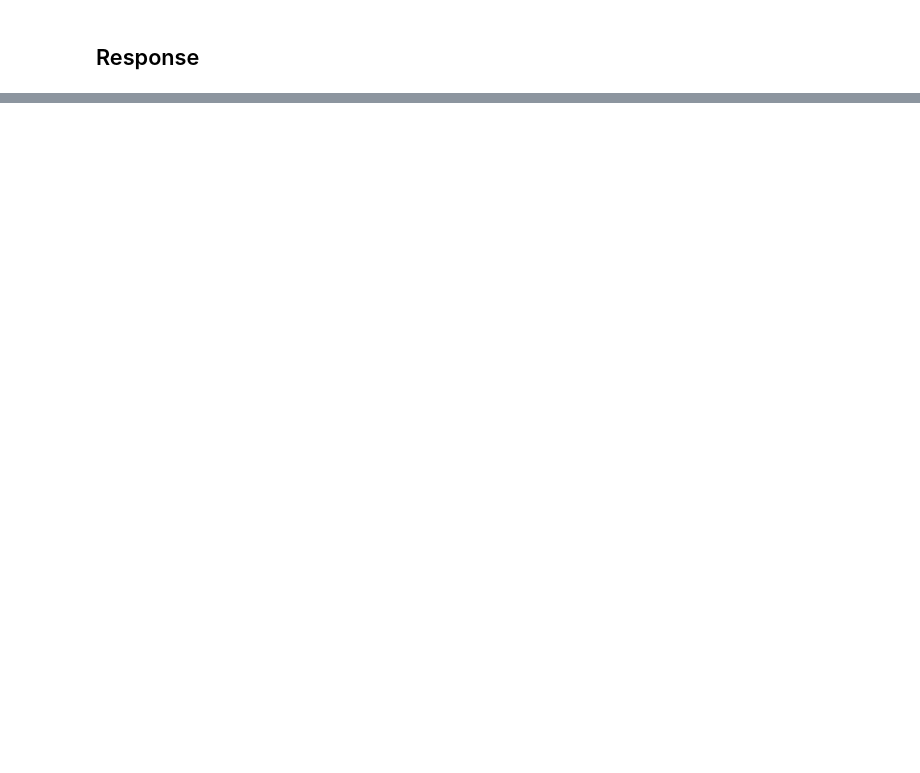
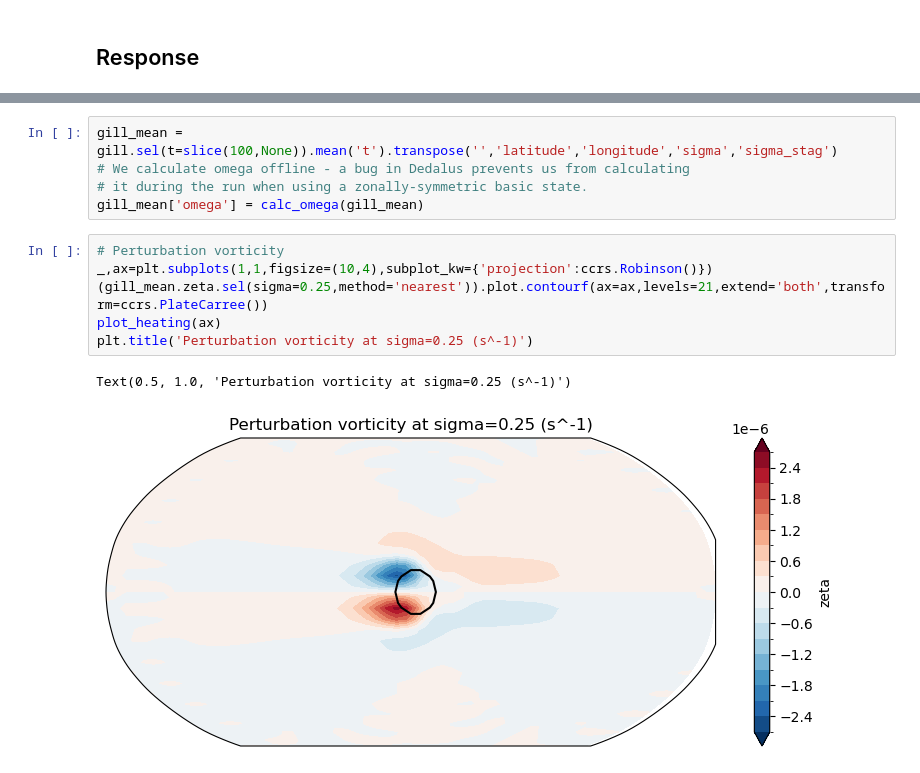
Before and after one commit to qnicolas/stationaryWave, a Jupyter notebook: twelveLevel.ipynb, the cells around one changed output, grey strips where cells are left out. Drawn from its saved outputs; the diff is of its cells as text; blank space fills up the shorter version.

```diff
--- a/twelveLevel.ipynb
+++ b/twelveLevel.ipynb
@@ -68,0 +59,14 @@ def plot_heating(ax):
+# %%
+gill_mean = gill.sel(t=slice(100,None)).mean('t').transpose('','latitude','longitude','sigma','sigma_stag')
+# We calculate omega offline - a bug in Dedalus prevents us from calculating
+# it during the run when using a zonally-symmetric basic state.
+gill_mean['omega'] = calc_omega(gill_mean)
+# %%
+# Perturbation vorticity
+_,ax=plt.subplots(1,1,figsize=(10,4),subplot_kw={'projection':ccrs.Robinson()})
+(gill_mean.zeta.sel(sigma=0.25,method='nearest')).plot.contourf(ax=ax,levels=21,extend='both',transform=ccrs.PlateCarree())
+plot_heating(ax)
+plt.title('Perturbation vorticity at sigma=0.25 (s^-1)')
+# %% [output]
+Text(0.5, 1.0, 'Perturbation vorticity at sigma=0.25 (s^-1)')
+[figure, added]
```
Also changed, not shown: parts of 17 cells of this notebook, 2 other files.
